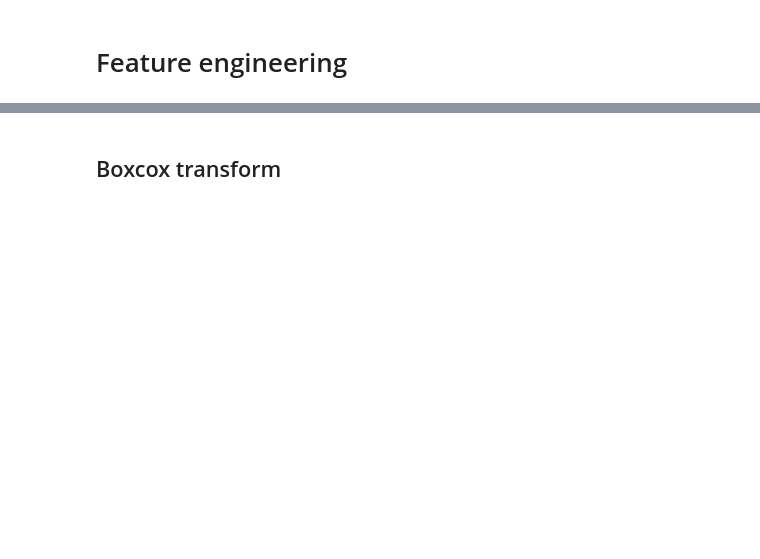
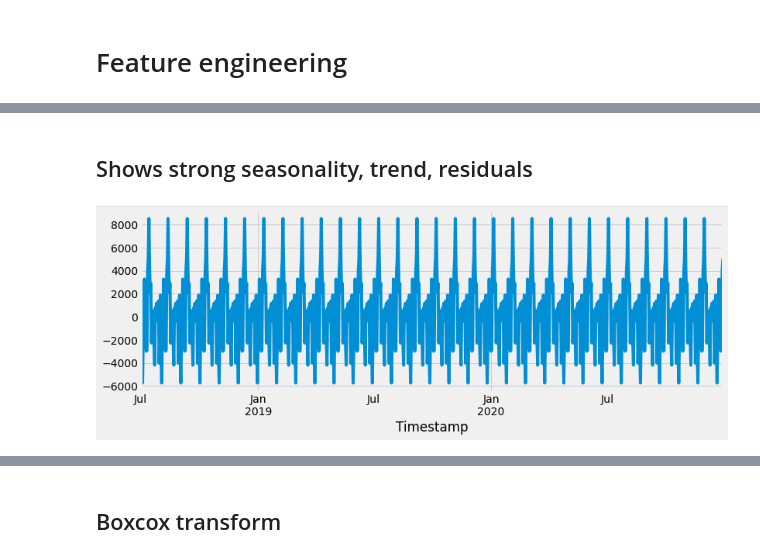
Before and after one commit to MichaelBurak/solar-data-analysis, a Jupyter notebook: solar-perhour-analysis.ipynb, the cells around one changed output, grey strips where cells are left out. Drawn from its saved outputs; the diff is of its cells as text; code cells hidden in the pictures; blank space fills up the shorter version.

```diff
--- a/solar-perhour-analysis.ipynb
+++ b/solar-perhour-analysis.ipynb
@@ -263,0 +317,10 @@ time_df.plot(ls=":", lw=5, figsize=(14,8), alpha=0.6)
+# %% [markdown]
+## Shows strong seasonality, trend, residuals
+# %%
+seasonal.plot();
+fig = plt.gcf()
+fig.set_size_inches(12, 4)
+
+plt.show()
+# %% [output]
+[figure, added]
```
Also changed, not shown: parts of 34 cells of this notebook.
